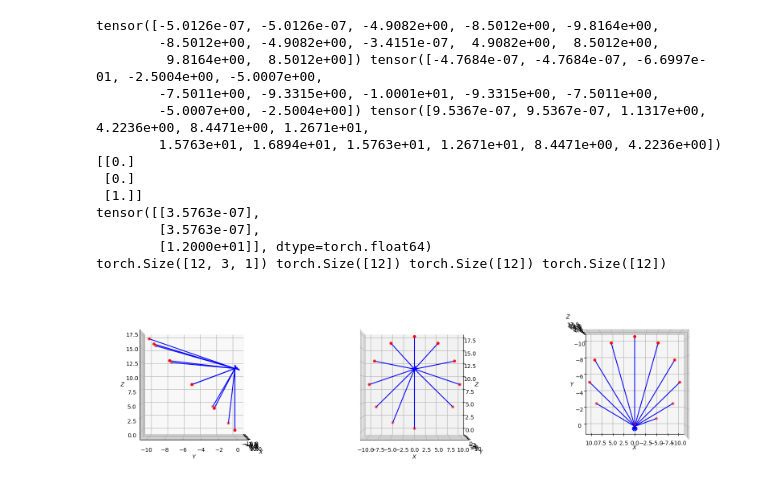
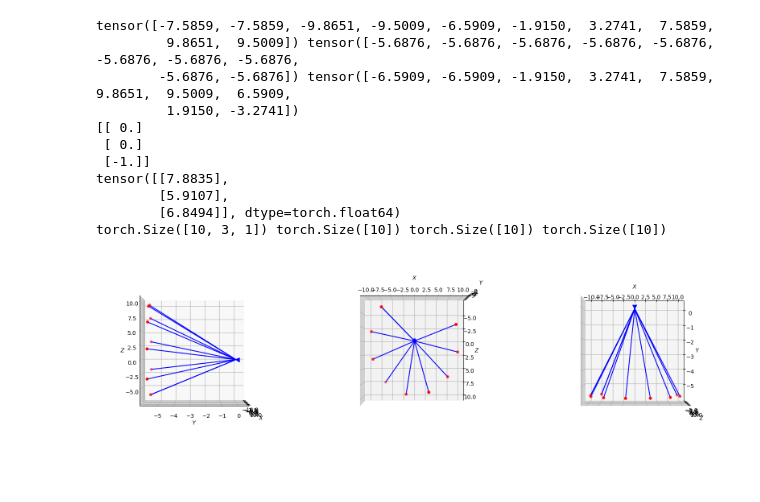
Before and after one commit to davidfang00/BlobGSN, a Jupyter notebook: notebooks/camera_params.ipynb, the cells around one changed output. Saved outputs shown, nothing was run; the diff lists cells and outputs as text; code cells hidden in the pictures.

```diff
--- a/notebooks/camera_params.ipynb
+++ b/notebooks/camera_params.ipynb
@@ -33,8 +58,8 @@ def Rz(theta):
 resize_transform_rgb = transforms.Compose([transforms.Resize(64), transforms.ToTensor()])
 resize_transform_depth = transforms.Compose([transforms.Resize(64)])
 
-episode_path = '../data/replica_all/train/30'
-episode_path = '../data/clevr/train/01'
+episode_path = '../data/replica_all/train/51'
+episode_path = '../data/clevr/train/04'
 with open(os.path.join(episode_path, 'cameras.json'), 'r') as f:
     cameras = json.load(f)
 
@@ -42,7 +67,7 @@ Rt = []
 K = []
 rgb = []
 depth = []
-for idx, i in enumerate(list(range(12))):
+for idx, i in enumerate(list(range(10))):
     Rt.append(torch.Tensor(cameras[i]['Rt']))
     K.append(torch.Tensor(cameras[i]['K']))
 
@@ -61,16 +86,20 @@ K = torch.stack(K)
 Rt = torch.stack(Rt)
 
 Rt[:, :3, :3] = Rt[:, :3, :3] @ Rx(np.pi/2)
-print(Rt[:4])
+Rt[:, 3, 3] *= -1
+
+# print(Rt[:4])
 # Rt[:, [1, 2], 3] = Rt[:, [2,1], 3]
 # print(Rt[:4])
+# Rt[:, :, 3] *= -1
 
 # Rt = Rt.inverse()
 # print(Rt[:4])
 
-Rt = Rt.unsqueeze(0)  # add batch dimension
-Rt = normalize_trajectory(Rt, center='first', normalize_rotation=True)
-Rt = Rt[0]  # remove batch dimension
+# Rt = Rt.unsqueeze(0)  # add batch dimension
+# Rt = normalize_trajectory(Rt, center='first', normalize_rotation=True)
+# Rt = Rt[0]  # remove batch dimension
 
+Rt = Rt.inverse()
 print(Rt)
 # %% [output]
@@ -116,7 +143,7 @@ X, Y, Z = Rt[:, 0, 3], Rt[:, 1, 3], Rt[:, 2, 3]
 print(X, Y, Z)
 
 unit_vecs = np.zeros((Rt.shape[0], 3, 1))
-unit_vecs[:, 2] = 1
+unit_vecs[:, 2] = -1
 print(unit_vecs[0])
 rot = Rt[:, :3, :3]
 
@@ -132,46 +159,44 @@ ax1 = fig.add_subplot(131, projection='3d')
 ax1.scatter3D(X, Y, Z, c='red')
 ax1.set_xlabel('$X$')
 ax1.set_ylabel('$Y$')
 ax1.set_zlabel('$Z$')
 ax1.view_init(0, 0)
 
 ax2 = fig.add_subplot(132, projection='3d')
 ax2.scatter3D(X, Y, Z, c='red')
 ax2.set_xlabel('$X$')
 ax2.set_ylabel('$Y$')
 ax2.set_zlabel('$Z$')
-ax2.view_init(0, -90)
+ax2.view_init(-180, -90)
 
 ax3 = fig.add_subplot(133, projection='3d')
 ax3.scatter3D(X, Y, Z, c='red')
 ax3.set_xlabel('$X$')
 ax3.set_ylabel('$Y$')
 ax3.set_zlabel('$Z$')
-ax3.view_init(90, 90)
+ax3.view_init(90, -90)
 
 for idx in range(len(look_at)):
     ax1.plot3D([X[idx], X[idx] + look_at[idx][0]],
                [Y[idx], Y[idx] + look_at[idx][1]],
                [Z[idx], Z[idx] + look_at[idx][2]], c='blue')
     ax2.plot3D([X[idx], X[idx] + look_at[idx][0]],
                [Y[idx], Y[idx] + look_at[idx][1]],
                [Z[idx], Z[idx] + look_at[idx][2]], c='blue')
     ax3.plot3D([X[idx], X[idx] + look_at[idx][0]],
                [Y[idx], Y[idx] + look_at[idx][1]],
                [Z[idx], Z[idx] + look_at[idx][2]], c='blue')
 plt.show()
 # %% [output]
-tensor([-5.0126e-07, -5.0126e-07, -4.9082e+00, -8.5012e+00, -9.8164e+00,
-        -8.5012e+00, -4.9082e+00, -3.4151e-07,  4.9082e+00,  8.5012e+00,
-         9.8164e+00,  8.5012e+00]) tensor([-4.7684e-07, -4.7684e-07, -6.6997e-01, -2.5004e+00, -5.0007e+00,
-        -7.5011e+00, -9.3315e+00, -1.0001e+01, -9.3315e+00, -7.5011e+00,
-        -5.0007e+00, -2.5004e+00]) tensor([9.5367e-07, 9.5367e-07, 1.1317e+00, 4.2236e+00, 8.4471e+00, 1.2671e+01,
-        1.5763e+01, 1.6894e+01, 1.5763e+01, 1.2671e+01, 8.4471e+00, 4.2236e+00])
-[[0.]
- [0.]
- [1.]]
-tensor([[3.5763e-07],
-        [3.5763e-07],
-        [1.2000e+01]], dtype=torch.float64)
-torch.Size([12, 3, 1]) torch.Size([12]) torch.Size([12]) torch.Size([12])
+tensor([-7.5859, -7.5859, -9.8651, -9.5009, -6.5909, -1.9150,  3.2741,  7.5859,
+         9.8651,  9.5009]) tensor([-5.6876, -5.6876, -5.6876, -5.6876, -5.6876, -5.6876, -5.6876, -5.6876,
+        -5.6876, -5.6876]) tensor([-6.5909, -6.5909, -1.9150,  3.2741,  7.5859,  9.8651,  9.5009,  6.5909,
+         1.9150, -3.2741])
+[[ 0.]
+ [ 0.]
+ [-1.]]
+tensor([[7.8835],
+        [5.9107],
+        [6.8494]], dtype=torch.float64)
+torch.Size([10, 3, 1]) torch.Size([10]) torch.Size([10]) torch.Size([10])
-[figure, old version]
+[figure, new version]
```
Also changed, not shown: parts of 4 cells of this notebook, 2 other files.
